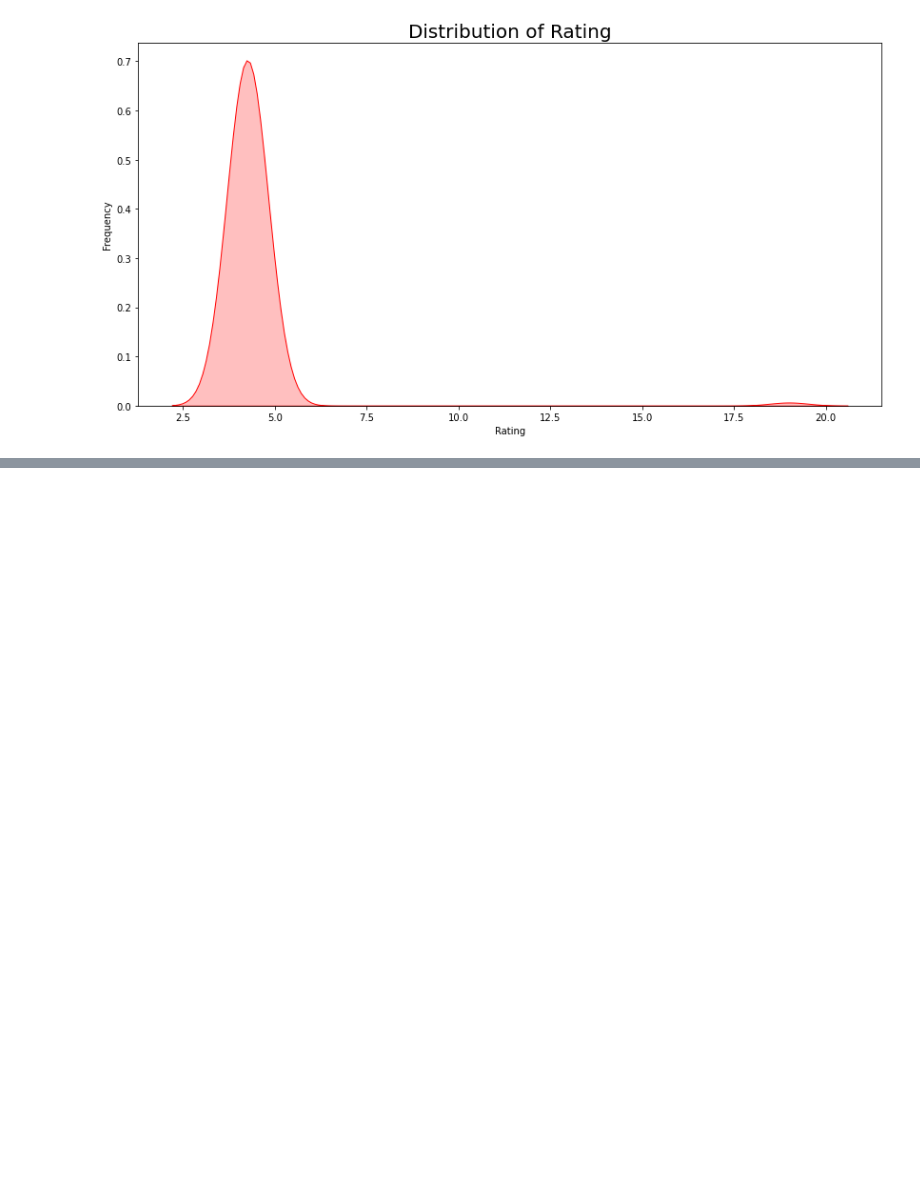
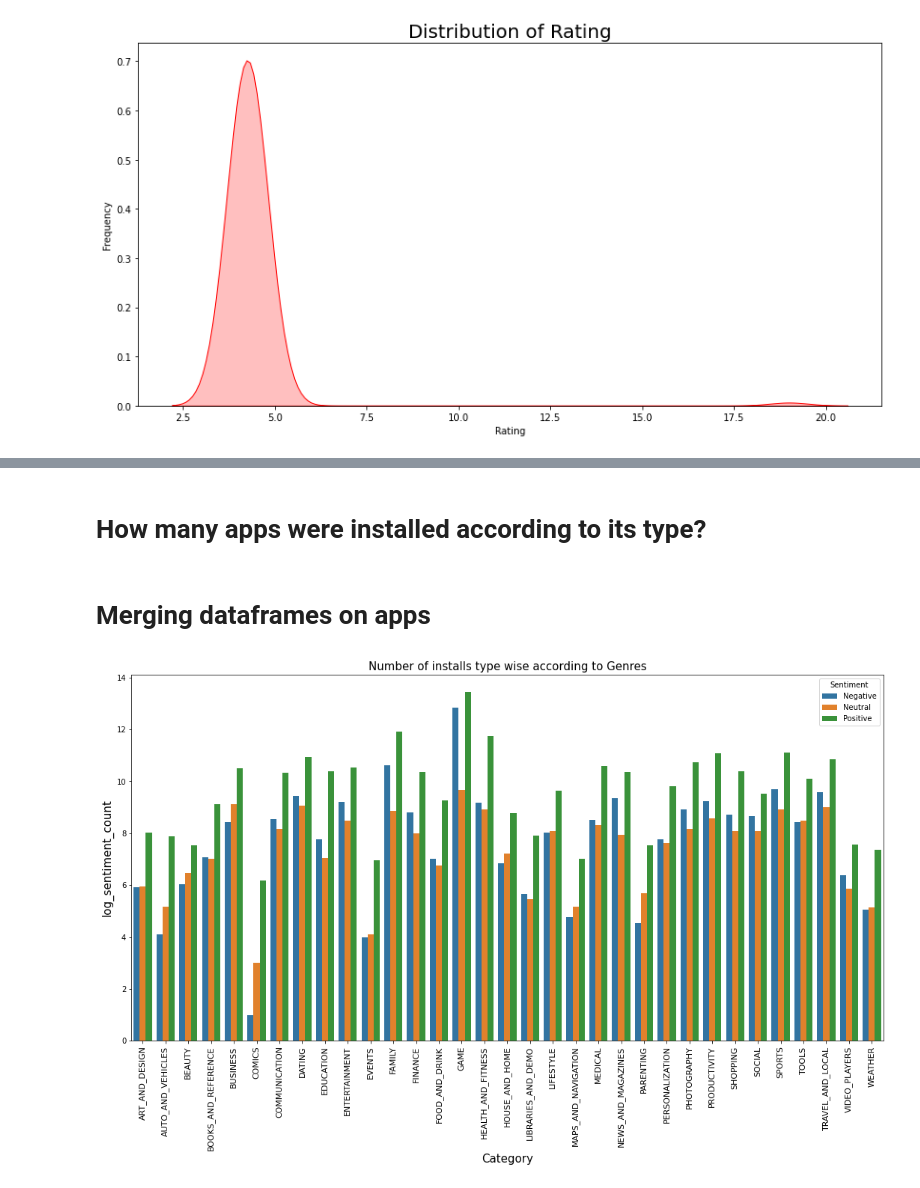
Before and after one commit to AbhiMohurle/Play_Store_App_Review_Analysis, a Jupyter notebook: Play_Store_App_Review_Analysis_Capstone_Project.ipynb, the cells around one changed output, grey strips where cells are left out. Drawn from its saved outputs; the diff is of its cells as text; code cells hidden in the pictures; blank space fills up the shorter version.

```diff
--- a/Play_Store_App_Review_Analysis_Capstone_Project.ipynb
+++ b/Play_Store_App_Review_Analysis_Capstone_Project.ipynb
@@ -235,0 +250,4 @@ plt.show()
+# %% [markdown]
+# **How many apps were installed according to its type?**
+# %%
+df_playstore['Gaming Category App'] = df_playstore['Category']=='GAME'
@@ -235,0 +256,17 @@ plt.show()
+# %% [markdown]
+# **Merging dataframes on apps**
+# %%
+merged_df = df_playstore.merge(df_review, on="App")
+# %%
+category_sentiment = merged_df.groupby(['Category','Sentiment']).size().reset_index(name='Sentiment Count')
+# %%
+category_sentiment['log_sentiment_count'] = np.log2(category_sentiment['Sentiment Count'])
+# %%
+plt.figure(figsize=(18,9))
+plt.xticks(rotation=90,fontsize=11)
+plt.xlabel("Category", fontsize=15)
+plt.ylabel("Installs", fontsize=15)
+plt.title("Number of installs type wise according to Genres",fontsize=15)
+sns.barplot('Category', 'log_sentiment_count', hue='Sentiment', data=category_sentiment);
+# %% [output]
+[figure, added]
```
Also changed, not shown: parts of 5 cells of this notebook.
